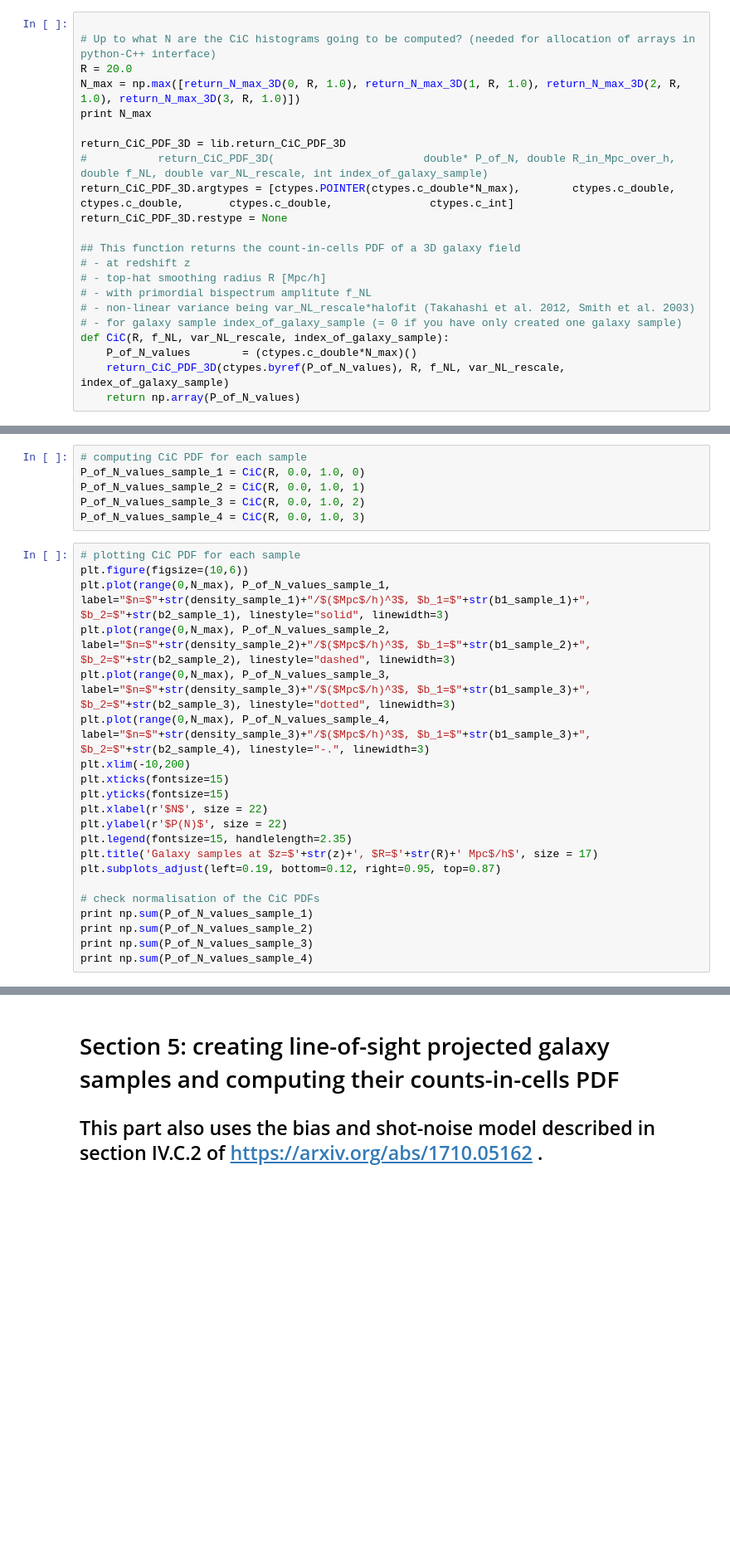
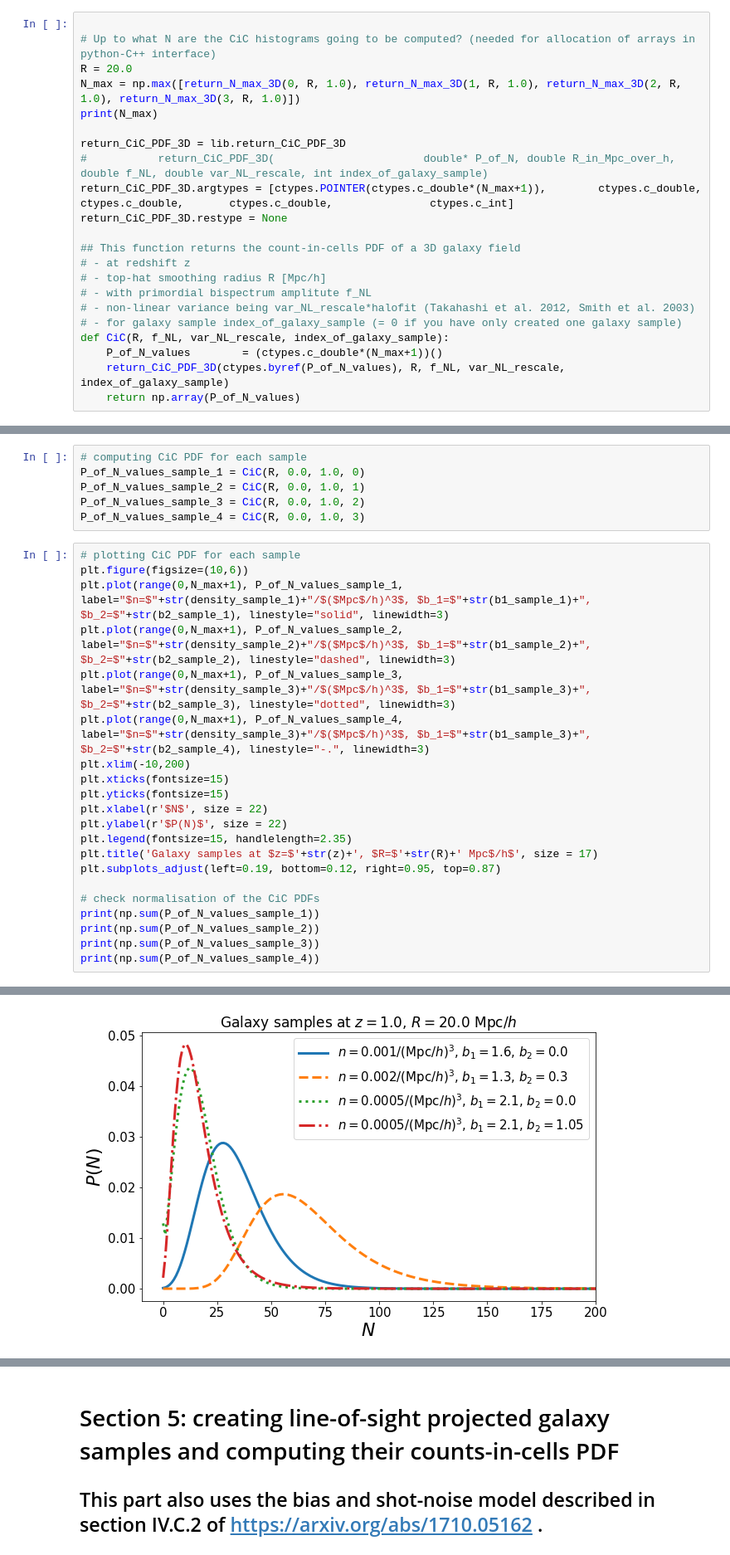
Before and after one commit to OliverFHD/CosMomentum, a Jupyter notebook: compute_PDF_and_CGF.ipynb, the cells around one changed output, grey strips where cells are left out. Shown at 83% size. Saved outputs shown, nothing was run; the diff lists cells and outputs as text; blank space fills up the shorter version.

```diff
--- a/compute_PDF_and_CGF.ipynb
+++ b/compute_PDF_and_CGF.ipynb
@@ -420,11 +486,11 @@ b2_sample_4 = change_b2_to_minimise_negative_densities_3D(3, R, 1.0)
 # Up to what N are the CiC histograms going to be computed? (needed for allocation of arrays in python-C++ interface)
 R = 20.0
 N_max = np.max([return_N_max_3D(0, R, 1.0), return_N_max_3D(1, R, 1.0), return_N_max_3D(2, R, 1.0), return_N_max_3D(3, R, 1.0)])
-print N_max
+print(N_max)
 
 return_CiC_PDF_3D = lib.return_CiC_PDF_3D
 #           return_CiC_PDF_3D(                       double* P_of_N, double R_in_Mpc_over_h,     double f_NL, double var_NL_rescale, int index_of_galaxy_sample)
-return_CiC_PDF_3D.argtypes = [ctypes.POINTER(ctypes.c_double*N_max),        ctypes.c_double, ctypes.c_double,       ctypes.c_double,               ctypes.c_int]
+return_CiC_PDF_3D.argtypes = [ctypes.POINTER(ctypes.c_double*(N_max+1)),        ctypes.c_double, ctypes.c_double,       ctypes.c_double,               ctypes.c_int]
 return_CiC_PDF_3D.restype = None
 
 ## This function returns the count-in-cells PDF of a 3D galaxy field
@@ -434,6 +500,6 @@ return_CiC_PDF_3D.restype = None
 # - non-linear variance being var_NL_rescale*halofit (Takahashi et al. 2012, Smith et al. 2003)
 # - for galaxy sample index_of_galaxy_sample (= 0 if you have only created one galaxy sample)
 def CiC(R, f_NL, var_NL_rescale, index_of_galaxy_sample):
-    P_of_N_values        = (ctypes.c_double*N_max)()
+    P_of_N_values        = (ctypes.c_double*(N_max+1))()
     return_CiC_PDF_3D(ctypes.byref(P_of_N_values), R, f_NL, var_NL_rescale, index_of_galaxy_sample)
     return np.array(P_of_N_values)
@@ -446,10 +514,10 @@ P_of_N_values_sample_4 = CiC(R, 0.0, 1.0, 3)
 # %%
 # plotting CiC PDF for each sample
 plt.figure(figsize=(10,6))
-plt.plot(range(0,N_max), P_of_N_values_sample_1, label="$n=$"+str(density_sample_1)+"/$($Mpc$/h)^3$, $b_1=$"+str(b1_sample_1)+", $b_2=$"+str(b2_sample_1), linestyle="solid", linewidth=3)
-plt.plot(range(0,N_max), P_of_N_values_sample_2, label="$n=$"+str(density_sample_2)+"/$($Mpc$/h)^3$, $b_1=$"+str(b1_sample_2)+", $b_2=$"+str(b2_sample_2), linestyle="dashed", linewidth=3)
-plt.plot(range(0,N_max), P_of_N_values_sample_3, label="$n=$"+str(density_sample_3)+"/$($Mpc$/h)^3$, $b_1=$"+str(b1_sample_3)+", $b_2=$"+str(b2_sample_3), linestyle="dotted", linewidth=3)
-plt.plot(range(0,N_max), P_of_N_values_sample_4, label="$n=$"+str(density_sample_3)+"/$($Mpc$/h)^3$, $b_1=$"+str(b1_sample_3)+", $b_2=$"+str(b2_sample_4), linestyle="-.", linewidth=3)
+plt.plot(range(0,N_max+1), P_of_N_values_sample_1, label="$n=$"+str(density_sample_1)+"/$($Mpc$/h)^3$, $b_1=$"+str(b1_sample_1)+", $b_2=$"+str(b2_sample_1), linestyle="solid", linewidth=3)
+plt.plot(range(0,N_max+1), P_of_N_values_sample_2, label="$n=$"+str(density_sample_2)+"/$($Mpc$/h)^3$, $b_1=$"+str(b1_sample_2)+", $b_2=$"+str(b2_sample_2), linestyle="dashed", linewidth=3)
+plt.plot(range(0,N_max+1), P_of_N_values_sample_3, label="$n=$"+str(density_sample_3)+"/$($Mpc$/h)^3$, $b_1=$"+str(b1_sample_3)+", $b_2=$"+str(b2_sample_3), linestyle="dotted", linewidth=3)
+plt.plot(range(0,N_max+1), P_of_N_values_sample_4, label="$n=$"+str(density_sample_3)+"/$($Mpc$/h)^3$, $b_1=$"+str(b1_sample_3)+", $b_2=$"+str(b2_sample_4), linestyle="-.", linewidth=3)
 plt.xlim(-10,200)
 plt.xticks(fontsize=15)
 plt.yticks(fontsize=15)
@@ -460,7 +528,8 @@ plt.title('Galaxy samples at $z=$'+str(z)+', $R=$'+str(R)+' Mpc$/h$', size = 17)
 plt.subplots_adjust(left=0.19, bottom=0.12, right=0.95, top=0.87)
 
 # check normalisation of the CiC PDFs
-print np.sum(P_of_N_values_sample_1)
-print np.sum(P_of_N_values_sample_2)
-print np.sum(P_of_N_values_sample_3)
-print np.sum(P_of_N_values_sample_4)
+print(np.sum(P_of_N_values_sample_1))
+print(np.sum(P_of_N_values_sample_2))
+print(np.sum(P_of_N_values_sample_3))
+print(np.sum(P_of_N_values_sample_4))
+# %% [output]
@@ -467,2 +540,3 @@ print np.sum(P_of_N_values_sample_4)
+[figure, added]
 # %%
 # check normalisation of the CiC PDFs
```
Also changed, not shown: parts of 8 cells of this notebook.
